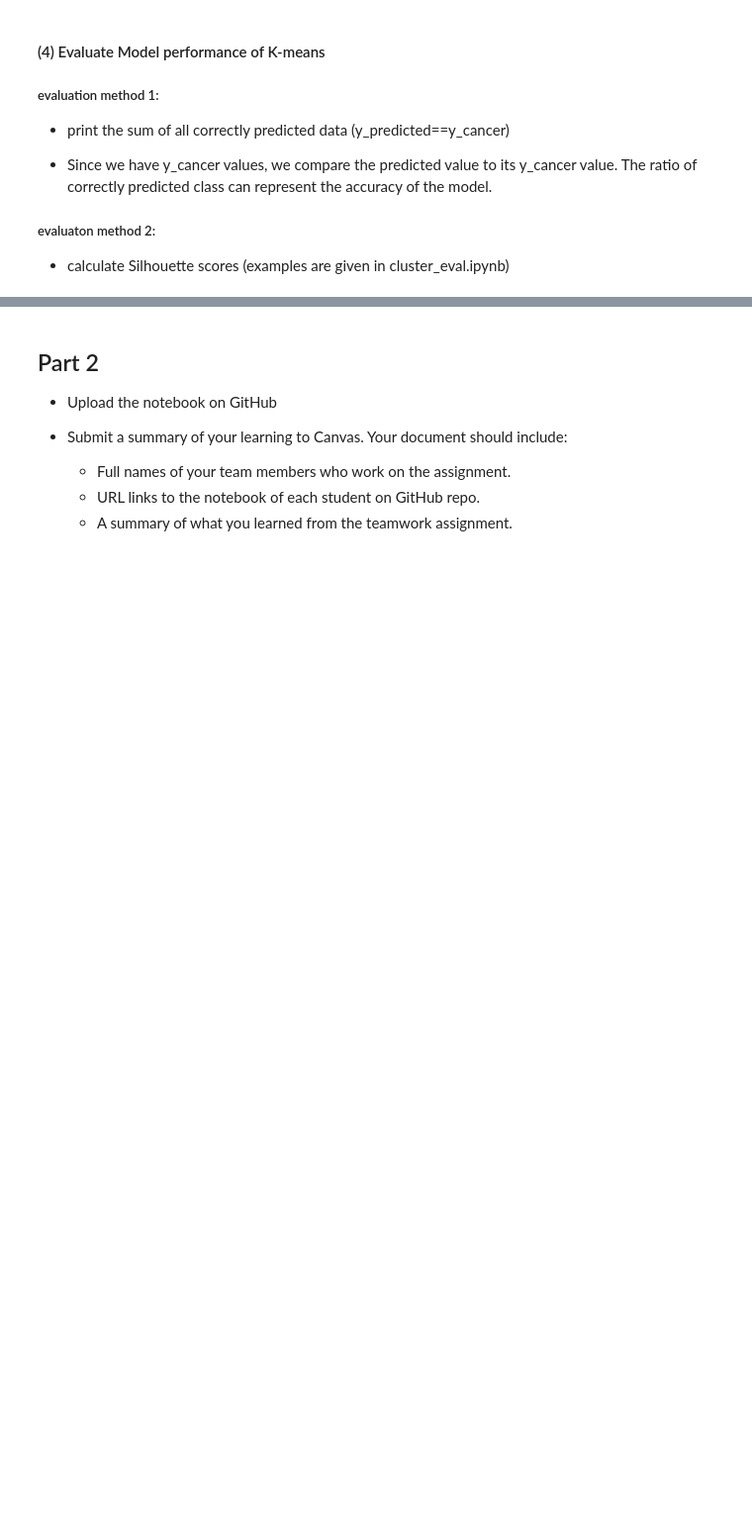
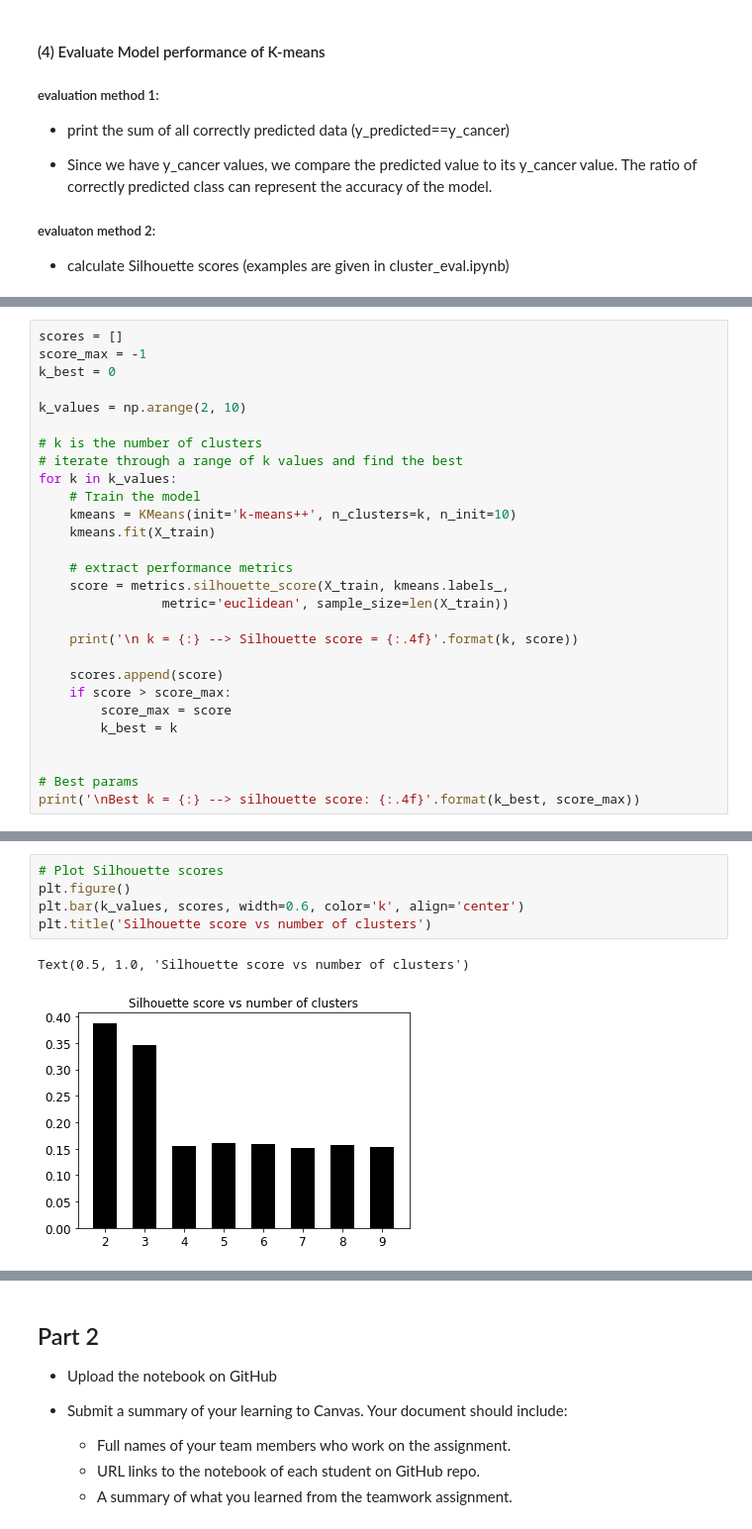
Before and after one commit to McQuillanJes/4310, a Jupyter notebook: McQuillan_ME8/ME8_clustering/clustering_basic.ipynb, the cells around one changed output, grey strips where cells are left out. Shown: that part at 99% size. Drawn from its saved outputs; the diff is of its cells as text; blank space fills up the shorter version.

```diff
--- a/McQuillan_ME8/ME8_clustering/clustering_basic.ipynb
+++ b/McQuillan_ME8/ME8_clustering/clustering_basic.ipynb
@@ -458,0 +444,28 @@ y_pred = kmeans.predict
+# %%
+scores = []
+score_max = -1
+k_best = 0
+
+k_values = np.arange(2, 10)
+
+# k is the number of clusters
+# iterate through a range of k values and find the best
+for k in k_values:
+    # Train the model
+    kmeans = KMeans(init='k-means++', n_clusters=k, n_init=10)
+    kmeans.fit(X_train)
+
+    # extract performance metrics
+    score = metrics.silhouette_score(X_train, kmeans.labels_,
+                metric='euclidean', sample_size=len(X_train))
+
+    print('\n k = {:} --> Silhouette score = {:.4f}'.format(k, score))
+
+    scores.append(score)
+    if score > score_max:
+        score_max = score
+        k_best = k
+
+
+# Best params
+print('\nBest k = {:} --> silhouette score: {:.4f}'.format(k_best, score_max))
@@ -459,3 +490,11 @@ y_pred = kmeans.predict
+# %%
+# Plot Silhouette scores
+plt.figure()
+plt.bar(k_values, scores, width=0.6, color='k', align='center')
+plt.title('Silhouette score vs number of clusters')
+# %% [output]
+Text(0.5, 1.0, 'Silhouette score vs number of clusters')
+[figure, added]
 # %% [markdown]
 #### (5) Optimal parameters of clustering models
 
```
Also changed, not shown: parts of 18 cells of this notebook.
